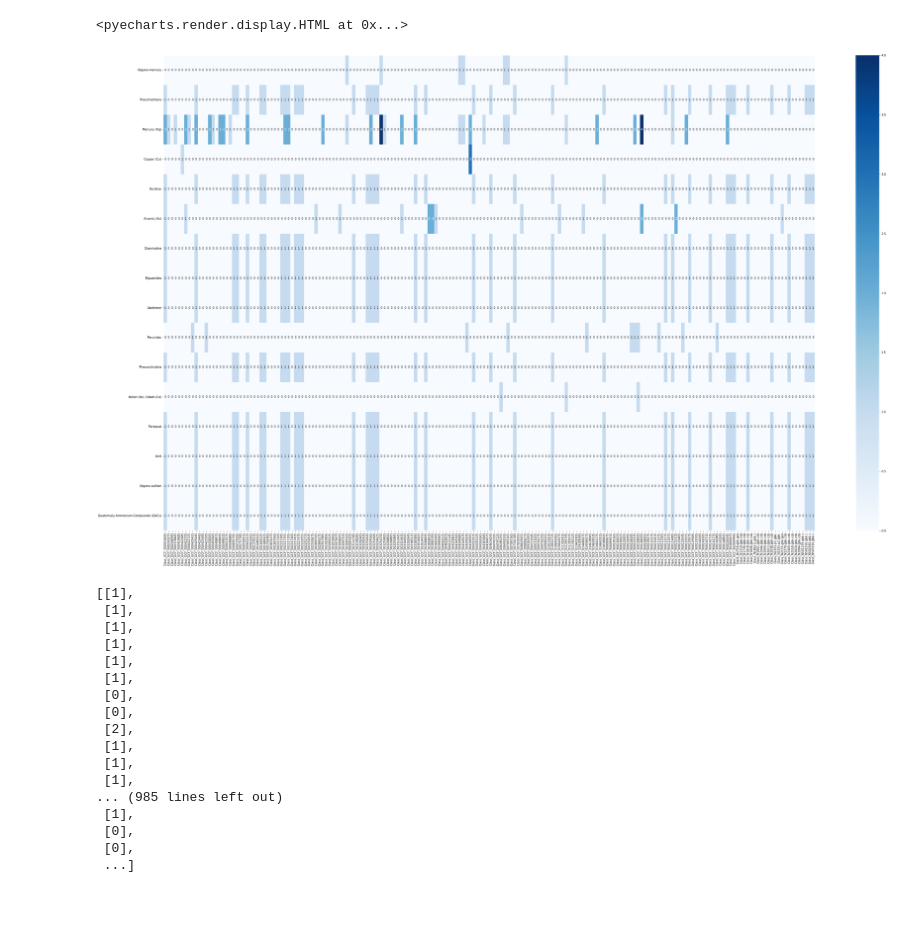
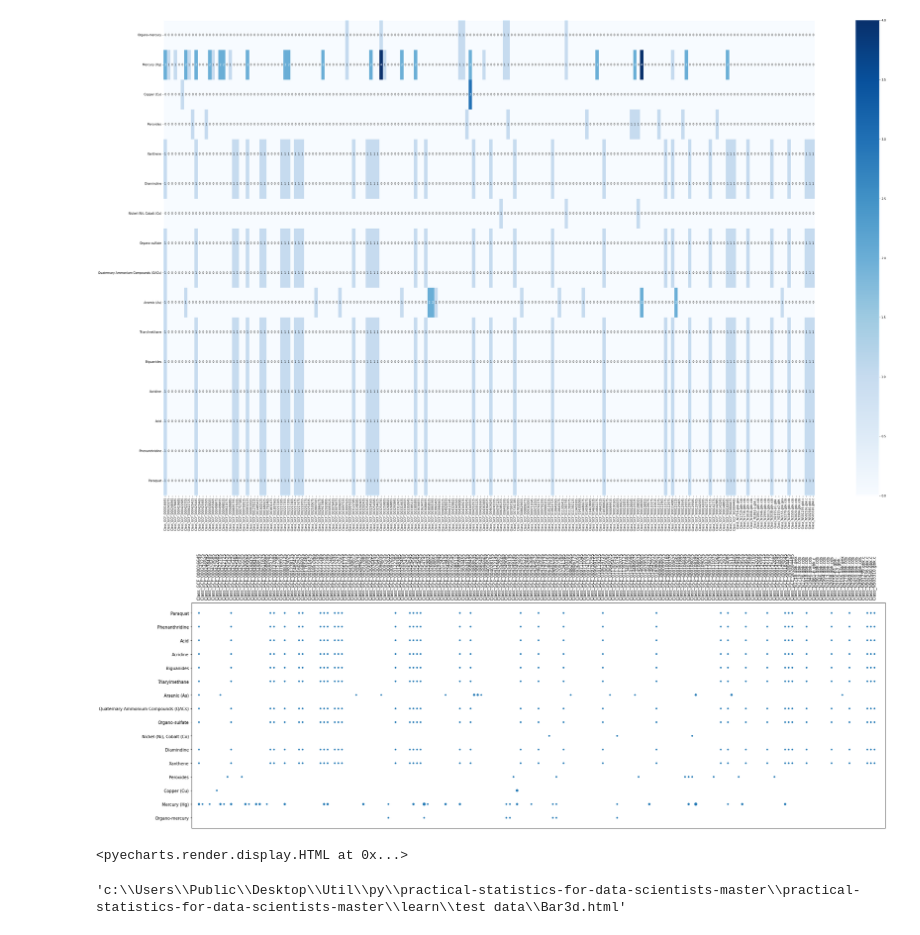
Before and after one commit to rjsghdts/data-parsing, a Jupyter notebook: test.ipynb, the cells around one changed output. Saved outputs shown, nothing was run; the diff lists cells and outputs as text; code cells hidden in the pictures; blank space fills up the shorter version.

Commit message:
initial commit

```diff
--- a/test.ipynb
+++ b/test.ipynb
@@ -92,7 +92,7 @@ bar_stack.reversal_axis()
                                             ## heatmap_plt,sns
 plt.figure(figsize=(50,30))
 ax=sns.heatmap(commit,cmap=plt.cm.Blues,annot=True)
-
+plt.show()
                                             ## polar
 from pyecharts.charts import Polar
 polar_angle = Polar(init_opts=opts.InitOpts(theme=ThemeType.WALDEN,width="{}px".format(n*100), height="{}px".format(m*5)))
@@ -105,37 +105,58 @@ polar_angle.set_global_opts(title_opts=opts.TitleOpts(title="Polar-AngleAxis", s
                             toolbox_opts=opts.ToolboxOpts(orient="vertical",pos_left='90%',pos_top='10%'),
                             xaxis_opts=opts.AxisOpts(axislabel_opts=opts.LabelOpts(rotate=-90)))
 
                                             ## data_transform
 np.shape(commit.values)
 commit_vectorization=[]
 for i in range(n):
     for j in range(m):
         commit_vectorization.append([i,j,int(commit.values[i,j])])
 commit_vectorization
 commit_data=[[d[1],d[0],d[2]or'-']for d in commit_vectorization]
 commit_data
 commit_data_max= [d[2] for d in commit_vectorization]
 commit_data_max=np.max(commit_data_max)
 commit_data_max
 
                                             ## heatmap_pyecharts
 from pyecharts.charts import HeatMap
 heatmap = HeatMap(init_opts=opts.InitOpts(theme=ThemeType.WALDEN,width="{}px".format(n*100), height="{}px".format(m*5)))
 heatmap.add_xaxis(list(commit.columns))
-heatmap.add_yaxis("count data", list(commit.index), commit_data, label_opts=opts.LabelOpts(is_show=True, position="inside"))
+heatmap.add_yaxis("count data", list(commit.index), commit_data)
 heatmap.set_global_opts(title_opts=opts.TitleOpts(title="HeatMap",subtitle='count data'), legend_opts=opts.LegendOpts(pos_left='10%')
-                        ,visualmap_opts=opts.VisualMapOpts(max_=int(commit_data_max)+1,orient='horizontal',range_color=['#FFFFE0','#FFA07A','#CD5C5C','#8B0000'])
+                        ,visualmap_opts=opts.VisualMapOpts(max_=int(commit_data_max)+1,orient='horizontal',range_color=['#000000','#000000'])
                         ,toolbox_opts=opts.ToolboxOpts(), xaxis_opts=opts.AxisOpts(axislabel_opts=opts.LabelOpts(rotate=-90))
                         ,datazoom_opts=[opts.DataZoomOpts(),opts.DataZoomOpts(orient="vertical"), opts.DataZoomOpts(type_="inside")])
+
+                                            ## dot plot
+commit_vectorization_nozero=[]
+commit_vectorization_nozero_value=[]
+for i in range(len(commit_vectorization)):
+    if commit_vectorization[i][2] !=0:
+        commit_vectorization_nozero.append(commit_vectorization[i])
+        commit_vectorization_nozero_value.append(commit_vectorization[i][2])
+    else: pass
+
+fig, ax=plt.subplots(figsize=(30,10))
+commit_for_scatter_index=[[d[0]]for d in commit_vectorization_nozero]
+commit_for_scatter_column=[[d[1]]for d in commit_vectorization_nozero]
+commit_vectorization_nozero_value=list(np.array(commit_vectorization_nozero_value)*10)
+
+plt.scatter(commit_for_scatter_column,commit_for_scatter_index,s=commit_vectorization_nozero_value)
+plt.xticks(range(m),list(commit.columns),rotation=90); plt.yticks(range(n),list(commit.index))
+plt.xlim(-2,192)
+ax.tick_params(labeltop=True,labelbottom=False,bottom=False)
+plt.show()
 
                                             ## page
 from pyecharts.charts import Page
 page=Page()
 page.add(bar_stack, polar_angle, heatmap)
 page.render_notebook()
 # %% [output]
+[figure, new version]
+[figure, added]
 <pyecharts.render.display.HTML at 0x...>
-[figure, old version]
 # %%
 ## 3D Bar - 보류 잘 작동안함 무슨원리로 돌아가는거지
 commit_3D=[]
@@ -155,22 +176,5 @@ bar3d.add(
 bar3d.set_global_opts(title_opts=opts.TitleOpts("Bar3D"),visualmap_opts=opts.VisualMapOpts(max_=int(commit_data_max)+1,range_color=['#FFFFE0','#FFA07A','#CD5C5C','#8B0000'])
                       ,toolbox_opts=opts.ToolboxOpts())
 bar3d.render("Bar3d.html")
-commit_3D
 # %% [output]
-[[1],
- [1],
- [1],
- [1],
- [1],
- [1],
- [0],
- [0],
- [2],
- [1],
- [1],
- [1],
-... (985 lines left out)
- [1],
- [0],
- [0],
- ...]
+'c:\\Users\\Public\\Desktop\\Util\\py\\practical-statistics-for-data-scientists-master\\practical-statistics-for-data-scientists-master\\learn\\test data\\Bar3d.html'
```
Also changed, not shown: parts of 1 cell of this notebook, 2 other files.
